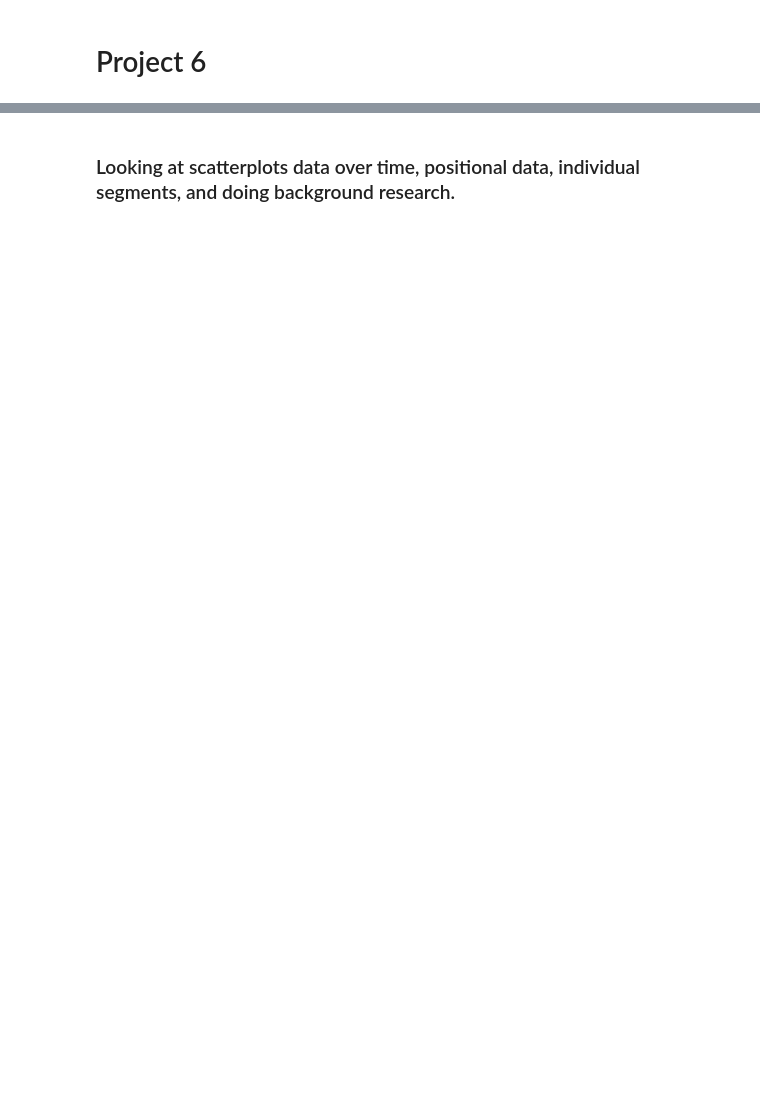
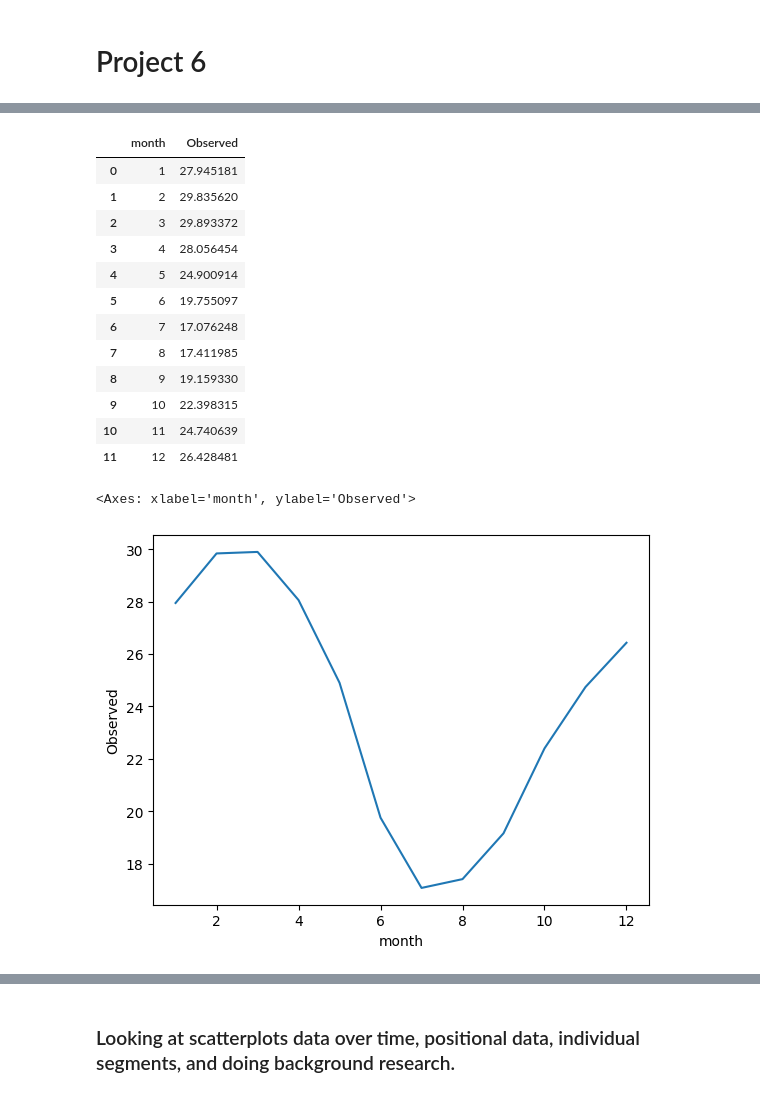
Before and after one commit to n8taylor/cs_5830_project6, a Jupyter notebook: project6.ipynb, the cells around one changed output, grey strips where cells are left out. Saved outputs shown, nothing was run; the diff lists cells and outputs as text; code cells hidden in the pictures; blank space fills up the shorter version.

```diff
--- a/project6.ipynb
+++ b/project6.ipynb
@@ -62,0 +135,21 @@ df = df.groupby('Segment_id').filter(lambda x: len(x) >= 75)#gets rid of the seg
+# %%
+avgObservedPerMonth = df.groupby('month')['Observed'].mean().reset_index()
+display(avgObservedPerMonth)
+
+sns.lineplot(data=avgObservedPerMonth, x='month', y='Observed')
+# %% [output]
+|  | month | Observed |
+| 0 | 1 | 27.945181 |
+| 1 | 2 | 29.835620 |
+| 2 | 3 | 29.893372 |
+| 3 | 4 | 28.056454 |
+| 4 | 5 | 24.900914 |
+| 5 | 6 | 19.755097 |
+| 6 | 7 | 17.076248 |
+| 7 | 8 | 17.411985 |
+| 8 | 9 | 19.159330 |
+| 9 | 10 | 22.398315 |
+| 10 | 11 | 24.740639 |
+| 11 | 12 | 26.428481 |
+<Axes: xlabel='month', ylabel='Observed'>
+[figure, added]
```
Also changed, not shown: parts of 7 cells of this notebook.
